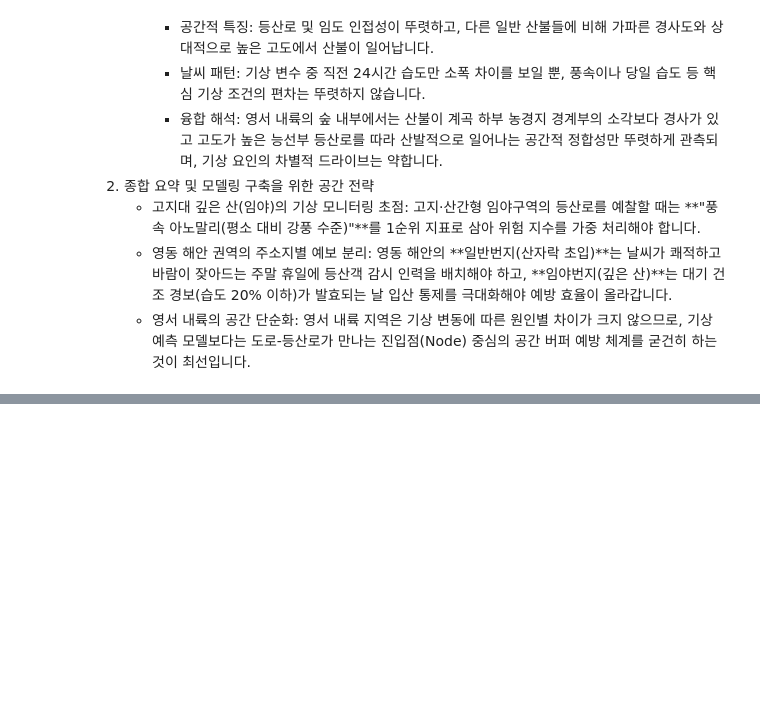
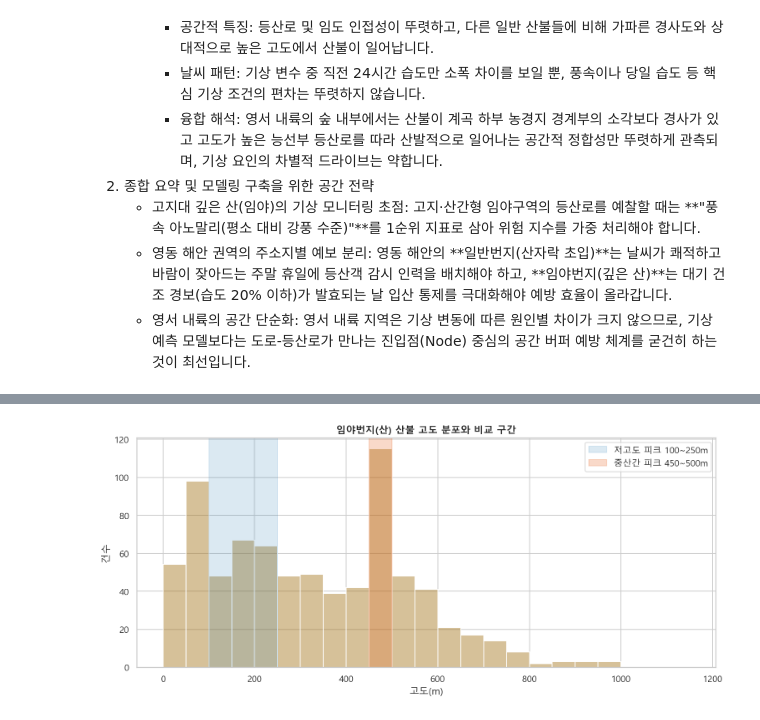
Before and after one commit to Max-JI64/farm-system-public-02, a Jupyter notebook: jsw/강원_EDA/심화EDA3-2026-06-04_산불_발생원인.ipynb, the cells around one changed output, grey strips where cells are left out. Saved outputs shown, nothing was run; the diff lists cells and outputs as text; code cells hidden in the pictures; blank space fills up the shorter version.

```diff
--- a/jsw/강원_EDA/심화EDA3-2026-06-04_산불_발생원인.ipynb
+++ b/jsw/강원_EDA/심화EDA3-2026-06-04_산불_발생원인.ipynb
@@ -1202,0 +1208,94 @@ if not stratified_stats.empty:
+# %%
+# 7-1. 임야번지(산) 고도 피크 재확인
+def make_altitude_peak_groups(df):
+    work = df[df["addr_type"].eq("임야번지(산)")].copy()
+    work["임야고도피크"] = "기타 임야번지"
+    low = work["고도(m)"].between(100, 250, inclusive="left")
+    mid = work["고도(m)"].between(450, 500, inclusive="left")
+    work.loc[low, "임야고도피크"] = "저고도 생활권 접점 피크(100~250m)"
+    work.loc[mid, "임야고도피크"] = "중산간 산림활동 피크(450~500m)"
+    return work
+
+def peak_effect_flag(row, effect_col="Cohen_d", min_effect=0.2):
+    effect = abs(row.get(effect_col, np.nan))
+    return bool(row.get("FDR", np.nan) < 0.05 and effect >= min_effect)
+
+def categorical_assoc(df, group_col, cat_cols):
+    rows = []
+    tables = {}
+    for col in cat_cols:
+        table, stat = cramer_v_table(df, group_col, col)
+        tables[col] = table
+        rows.append({"범주변수": col, "유효표본수": int(table.to_numpy().sum()), **stat})
+    out = pd.DataFrame(rows)
+    if not out.empty:
+        out["FDR"] = bh_fdr(out["p_value"])
+        out["실질차이"] = (out["FDR"] < 0.05) & (out["cramers_v"] >= 0.1)
+    return out, tables
+
+def wilcoxon_delta_by_group(df, group_col, group_order):
+    rows = []
+    for (var, group), sub in df.groupby(["변수", group_col], dropna=False):
+        vals = sub["위험방향_delta"].dropna()
+        if len(vals) < 3:
+            continue
+        try:
+            _, p = stats.wilcoxon(vals)
+        except ValueError:
+            p = np.nan
+        rows.append({
+            "변수": var,
+            group_col: group,
+            "유효표본수": len(vals),
+            "위험방향_delta_평균": vals.mean(),
+            "위험방향_delta_중앙값": vals.median(),
+            "paired_dz": paired_dz(vals),
+            "wilcoxon_p": p,
+        })
+    out = pd.DataFrame(rows)
+    if not out.empty:
+        out["FDR"] = bh_fdr(out["wilcoxon_p"])
+        out[group_col] = pd.Categorical(out[group_col], categories=group_order, ordered=True)
+        out = out.sort_values([group_col, "FDR", "변수"])
+    return out
+
+peak_order = [
+    "저고도 생활권 접점 피크(100~250m)",
+    "중산간 산림활동 피크(450~500m)",
+    "기타 임야번지",
+]
+primary_peak_groups = peak_order[:2]
+
+forest_peaks = make_altitude_peak_groups(fire_lc)
+forest_peaks["임야고도피크"] = pd.Categorical(forest_peaks["임야고도피크"], categories=peak_order, ordered=True)
+peak_primary = forest_peaks[forest_peaks["임야고도피크"].isin(primary_peak_groups)].copy()
+
+peak_counts = (
+    forest_peaks.groupby("임야고도피크", observed=False)
+    .agg(
+        건수=("fire_id", "size"),
+        고도_중앙값=("고도(m)", "median"),
+        고도_P25=("고도(m)", lambda s: s.quantile(0.25)),
+        고도_P75=("고도(m)", lambda s: s.quantile(0.75)),
+        fire_id_중복수=("fire_id", lambda s: s.duplicated().sum()),
+    )
+    .reset_index()
+)
+peak_counts["비율_pct"] = peak_counts["건수"] / len(forest_peaks) * 100
+
+display(Markdown("### 7-1. 임야번지(산) 고도 피크 표본 수"))
+display(peak_counts.round(3))
+display(valid_summary(forest_peaks, ["고도(m)", "경사도(도)", "시점_습도_pct", "직전24h_최소습도", "도로_최단거리_m", "등산로_최단거리_m"]))
+
+fig, ax = plt.subplots(figsize=(11, 5), dpi=140)
+sns.histplot(data=forest_peaks, x="고도(m)", bins=np.arange(0, 1200, 50), color="#A6761D", alpha=0.45, ax=ax)
+ax.axvspan(100, 250, color="#1F78B4", alpha=0.16, label="저고도 피크 100~250m")
+ax.axvspan(450, 500, color="#E6550D", alpha=0.22, label="중산간 피크 450~500m")
+ax.set_title("임야번지(산) 산불 고도 분포와 비교 구간", fontweight="bold")
+ax.set_xlabel("고도(m)")
+ax.set_ylabel("건수")
+ax.legend()
+plt.tight_layout()
+save_plot(fig, "06_1_altitude_peak_distribution.png")
+plt.show()
+# %% [output]
@@ -1202,0 +1314 @@ if not stratified_stats.empty:
+[figure, added]
```
Also changed, not shown: parts of 14 cells of this notebook, 1 other file.
